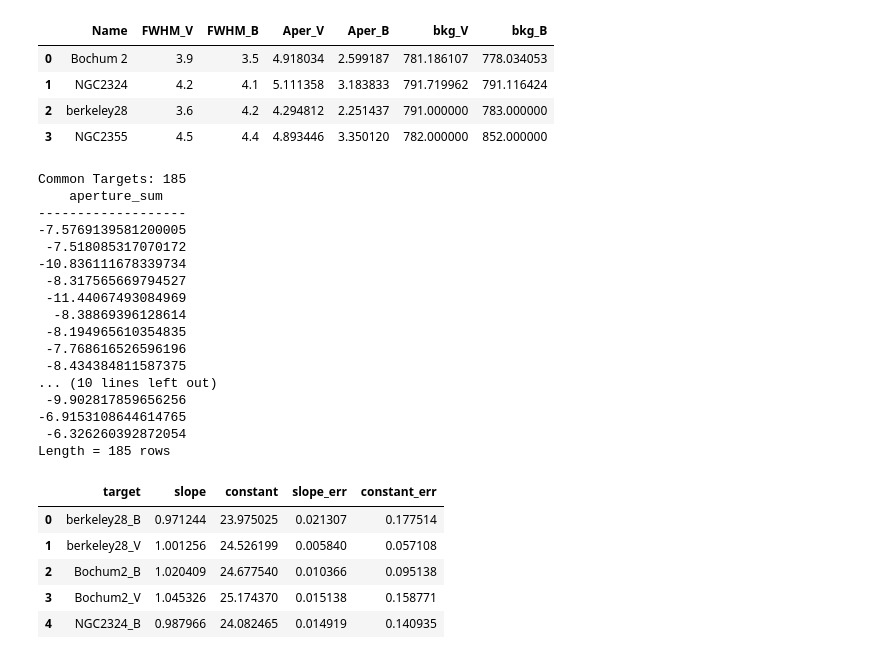
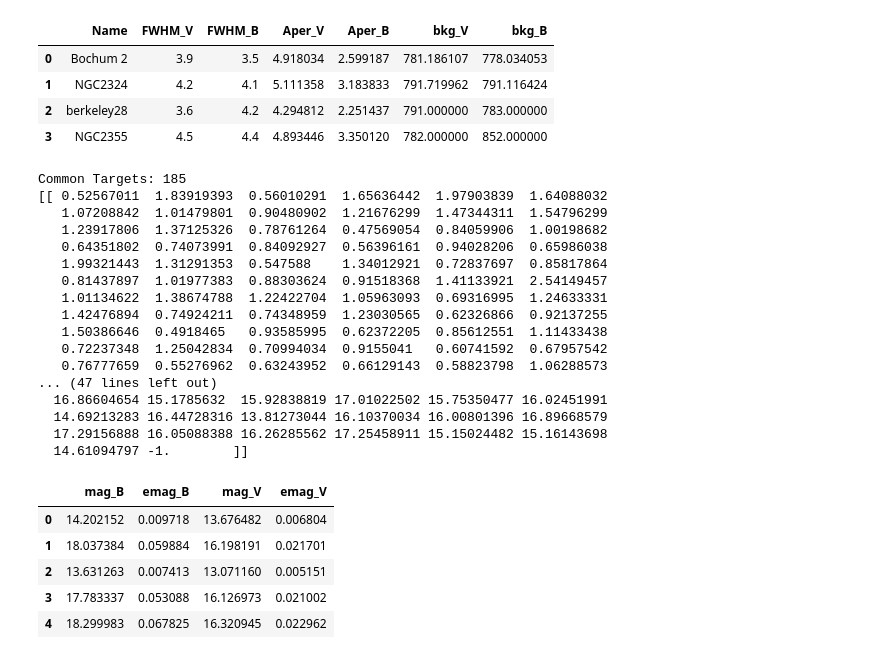
Before and after one commit to OwenJohnsons/Final_Year_Project, a Jupyter notebook: Code/classification.ipynb, the cells around one changed output. Drawn from its saved outputs; the diff is of its cells as text; code cells hidden in the pictures.

```diff
--- a/Code/classification.ipynb
+++ b/Code/classification.ipynb
@@ -137,38 +140,50 @@ photo_params.head()
 | 1 | NGC2324 | 4.2 | 4.1 | 5.111358 | 3.183833 | 791.719962 | 791.116424 |
 | 2 | berkeley28 | 3.6 | 4.2 | 4.294812 | 2.251437 | 791.000000 | 783.000000 |
 | 3 | NGC2355 | 4.5 | 4.4 | 4.893446 | 3.350120 | 782.000000 | 852.000000 |
-# %%
-mag_V, mag_B, snr_B, snr_V = unifi_steps('astrometric_obs_data/berkeley28_V_wcs.fits', 'astrometric_obs_data/berkeley28_B_wcs.fits', 2)
-# %% [output]
-Common Targets: 185
-    aperture_sum
--------------------
--7.5769139581200005
- -7.518085317070172
--10.836111678339734
- -8.317565669794527
- -11.44067493084969
-  -8.38869396128614
- -8.194965610354835
- -7.768616526596196
- -8.434384811587375
-... (10 lines left out)
- -9.902817859656256
--6.9153108644614765
- -6.326260392872054
-Length = 185 rows
-# %%
-def lin_func(x, m, c):
-    return m*x + c
-
-mag_params.head()
-# %% [output]
-|  | target | slope | constant | slope_err | constant_err |
-| 0 | berkeley28_B | 0.971244 | 23.975025 | 0.021307 | 0.177514 |
-| 1 | berkeley28_V | 1.001256 | 24.526199 | 0.005840 | 0.057108 |
-| 2 | Bochum2_B | 1.020409 | 24.677540 | 0.010366 | 0.095138 |
-| 3 | Bochum2_V | 1.045326 | 25.174370 | 0.015138 | 0.158771 |
-| 4 | NGC2324_B | 0.987966 | 24.082465 | 0.014919 | 0.140935 |
+# %%
+mag_V, mag_B, snr_B, snr_V = unifi_steps('astrometric_obs_data/berkeley28_V_wcs.fits', 'astrometric_obs_data/berkeley28_B_wcs.fits', 2)
+mag_Bc = lin_func(mag_B, mag_params['slope'][0], mag_params['constant'][0])
+mag_Vc = lin_func(mag_V, mag_params['slope'][1], mag_params['constant'][1])
+
+nan_mask = np.in1d(np.isnan(mag_Bc), np.isnan(mag_Vc))
+mag_Bc = mag_Bc[nan_mask]; mag_Vc = mag_Vc[nan_mask]
+
+
+preds = dbscan([(mag_Bc - mag_Vc), mag_Vc], .5, 4)[1]
+dbscanned_data = np.append([(mag_Bc - mag_Vc), mag_Vc], preds.reshape(-1,1), axis=1)
+scanned_dataframe = pd.DataFrame(dbscanned_data); scanned_dataframe = scanned_dataframe.rename(columns={0: "Mreal", 1: "Mobs", 2: "group"})
+
+print(dbscanned_data)
+
+
+data = pd.DataFrame({'mag_B': mag_Bc, 'emag_B':abs(1/snr_B)[nan_mask], 'mag_V':mag_Vc, 'emag_V':abs(1/snr_V)[nan_mask]})
+data.to_csv('calibrated_mags/berkeley28.csv')
+
+data.head()
+# %% [output]
+Common Targets: 185
+[[ 0.52567011  1.83919393  0.56010291  1.65636442  1.97903839  1.64088032
+   1.07208842  1.01479801  0.90480902  1.21676299  1.47344311  1.54796299
+   1.23917806  1.37125326  0.78761264  0.47569054  0.84059906  1.00198682
+   0.64351802  0.74073991  0.84092927  0.56396161  0.94028206  0.65986038
+   1.99321443  1.31291353  0.547588    1.34012921  0.72837697  0.85817864
+   0.81437897  1.01977383  0.88303624  0.91518368  1.41133921  2.54149457
+   1.01134622  1.38674788  1.22422704  1.05963093  0.69316995  1.24633331
+   1.42476894  0.74924211  0.74348959  1.23030565  0.62326866  0.92137255
+   1.50386646  0.4918465   0.93585995  0.62372205  0.85612551  1.11433438
+   0.72237348  1.25042834  0.70994034  0.9155041   0.60741592  0.67957542
+   0.76777659  0.55276962  0.63243952  0.66129143  0.58823798  1.06288573
+... (47 lines left out)
+  16.86604654 15.1785632  15.92838819 17.01022502 15.75350477 16.02451991
+  14.69213283 16.44728316 13.81273044 16.10370034 16.00801396 16.89668579
+  17.29156888 16.05088388 16.26285562 17.25458911 15.15024482 15.16143698
+  14.61094797 -1.        ]]
+|  | mag_B | emag_B | mag_V | emag_V |
+| 0 | 14.202152 | 0.009718 | 13.676482 | 0.006804 |
+| 1 | 18.037384 | 0.059884 | 16.198191 | 0.021701 |
+| 2 | 13.631263 | 0.007413 | 13.071160 | 0.005151 |
+| 3 | 17.783337 | 0.053088 | 16.126973 | 0.021002 |
+| 4 | 18.299983 | 0.067825 | 16.320945 | 0.022962 |
 # %%
 import numpy as np
 import matplotlib.pyplot as plt
```
Also changed, not shown: parts of 5 cells of this notebook, 17 other files.
